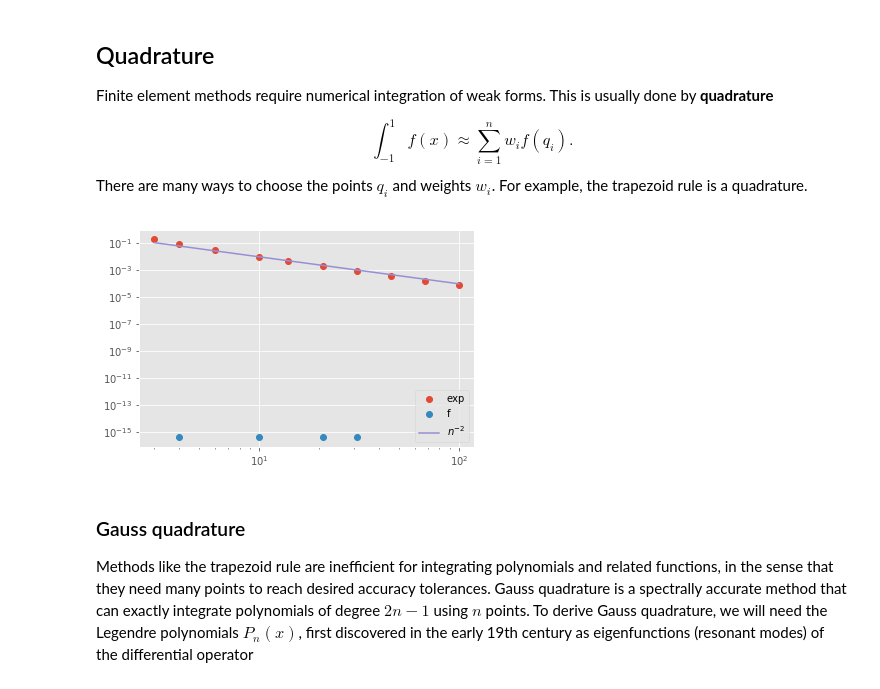
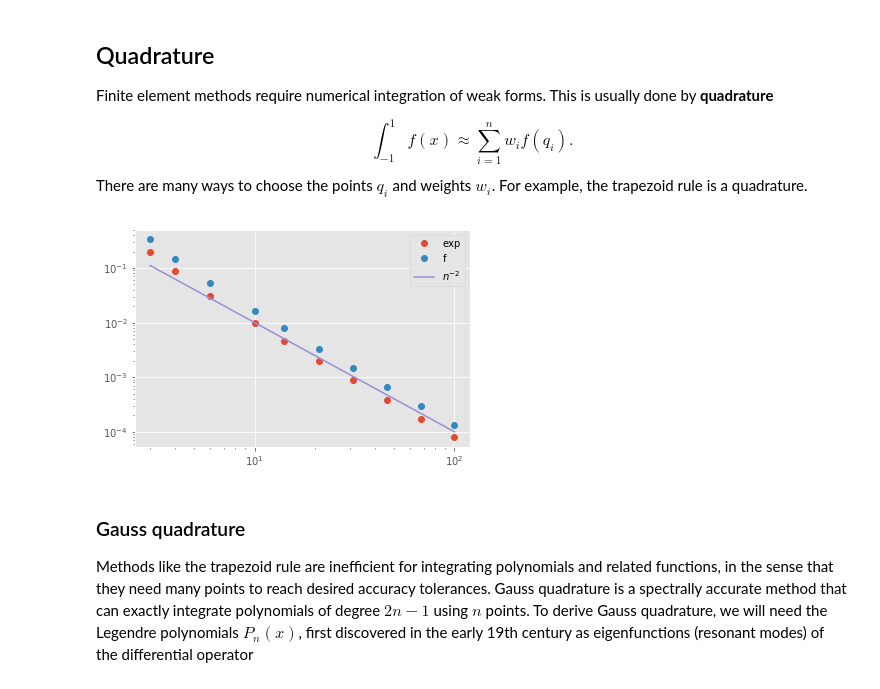
Before and after one commit to tkonolige/class-1, a Jupyter notebook: FEM.ipynb, the cells around one changed output. Cells and saved outputs as stored; diff of their text form; code cells hidden in the pictures.

```diff
--- a/FEM.ipynb
+++ b/FEM.ipynb
@@ -23,35 +23,35 @@ pyplot.style.use('ggplot')
 
 def quad_trapezoid(n):
     q = numpy.linspace(-1, 1, n)
     w = 0*q + 2/(n-1)
     w[[0,-1]] /= 2
     return q, w
 
 def plot_quad_accuracy(fs, quad):
     ns = numpy.logspace(.5, 2, 10, dtype=int)
     for f, F in fs:
         exact = F(1) - F(-1)
         def err(n):
             q, w = quad(n)
             return w.dot(f(q)) - exact
         errors = [numpy.abs(err(n)) for n in ns]
         pyplot.loglog(ns, errors, 'o', label=f.__name__)
     pyplot.loglog(ns, ns**(-2.), label='$n^{{-2}}$')
     pyplot.legend()
 
 def poly(p):
     def f(x):
         return numpy.polyval(p, x)
     pint = numpy.polyint(p)
     def F(x):
         return numpy.polyval(pint, x)
     return f, F
 
 plot_quad_accuracy([(numpy.exp, numpy.exp),
-                    poly([1,2])],
+                    poly([1,2,3])],
                    quad_trapezoid)
 # %% [output]
-[figure, old version]
+[figure, new version]
 # %% [markdown]
 ### Gauss quadrature
 
```
Also changed, not shown: parts of 28 cells of this notebook, 1 other file.
